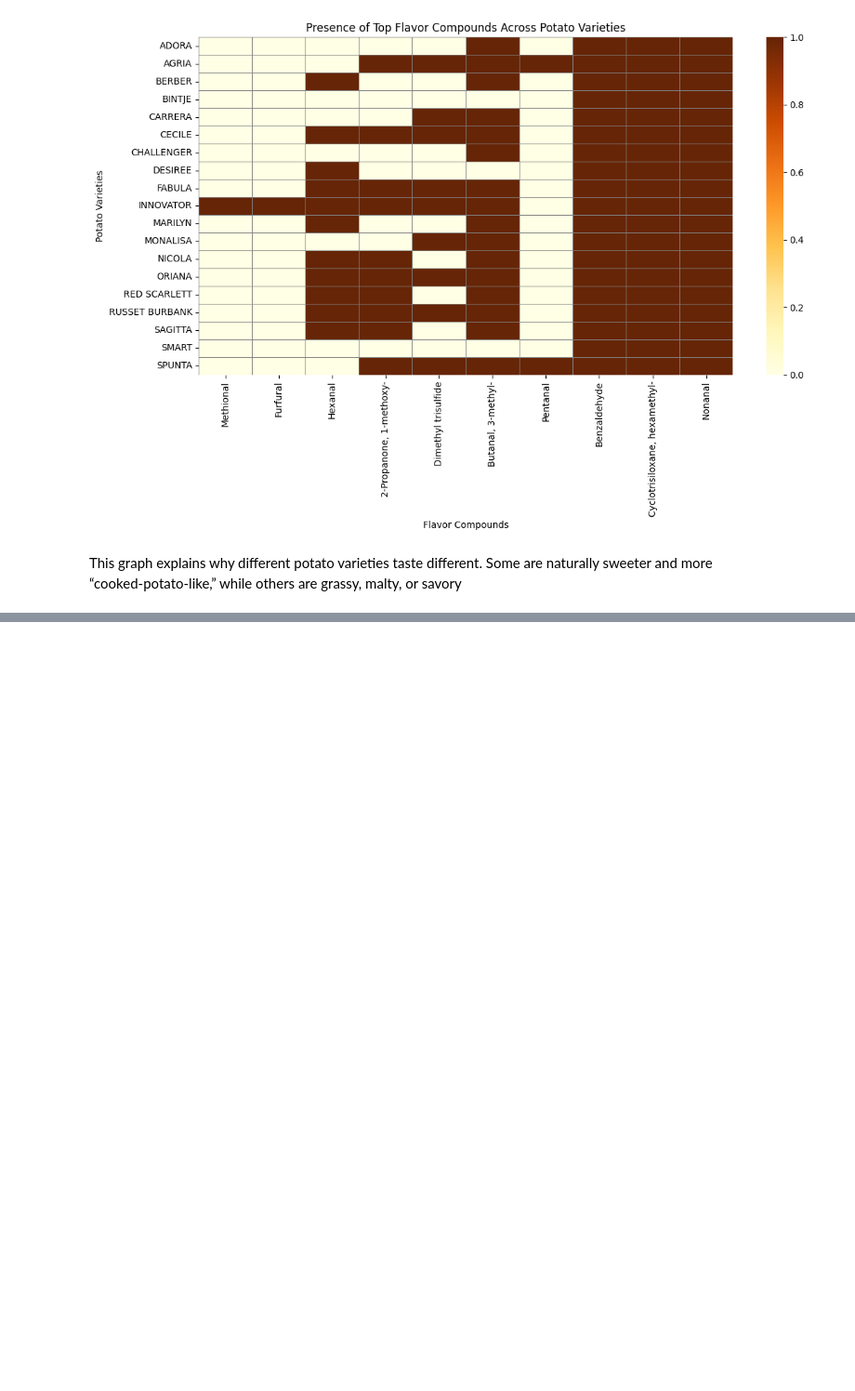
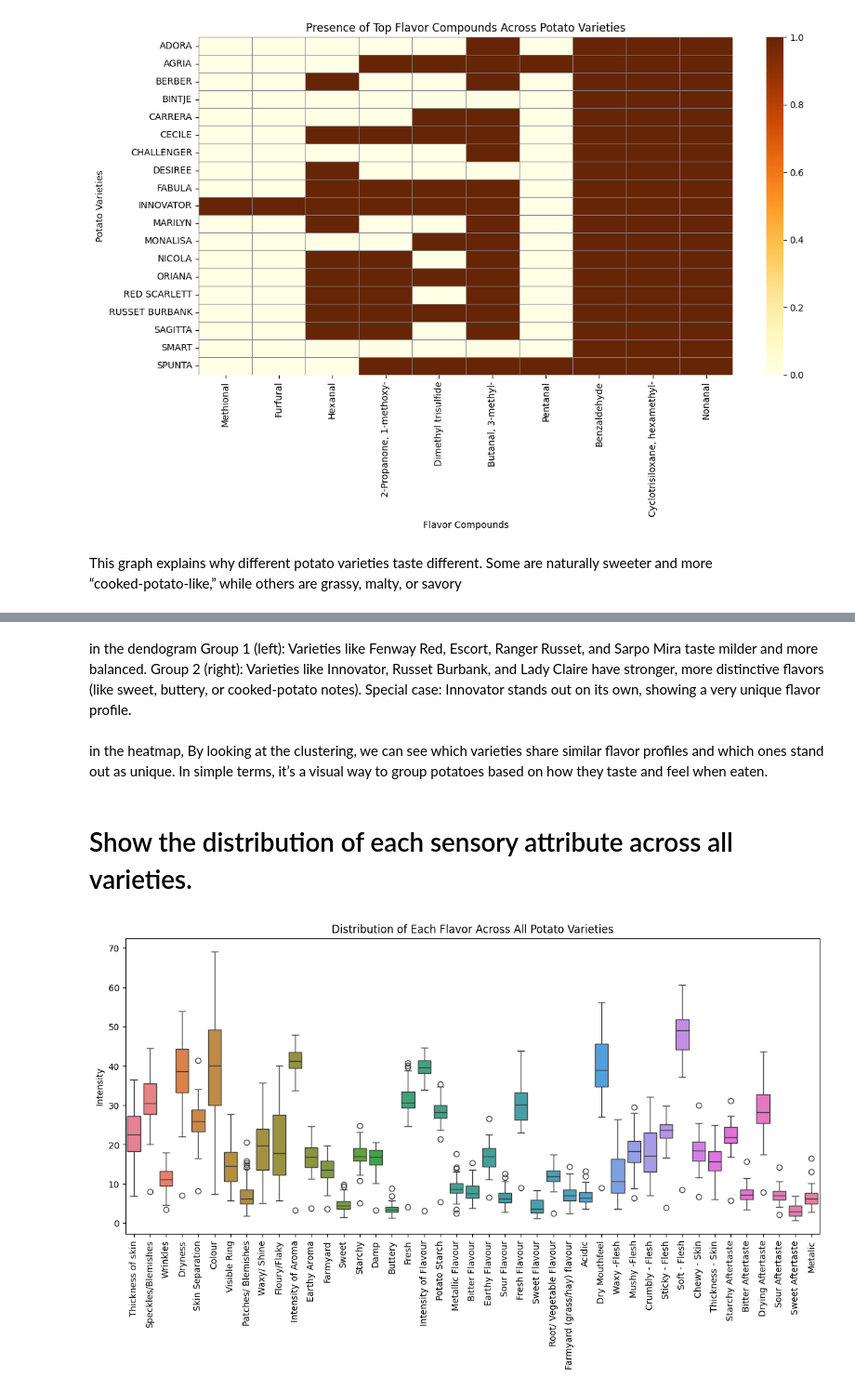
Before and after one commit to Fatemeh1362/internship, a Jupyter notebook: compound_analysis.ipynb, the cells around one changed output, grey strips where cells are left out. Shown at 93% size. Cells and saved outputs as stored; diff of their text form; code cells hidden in the pictures; blank space fills up the shorter version.

```diff
--- a/compound_analysis.ipynb
+++ b/compound_analysis.ipynb
@@ -702,0 +846,18 @@ This graph explains why different potato varieties taste different. Some are nat
+# %% [markdown]
+in the dendogram
+Group 1 (left): Varieties like Fenway Red, Escort, Ranger Russet, and Sarpo Mira taste milder and more balanced.
+Group 2 (right): Varieties like Innovator, Russet Burbank, and Lady Claire have stronger, more distinctive flavors (like sweet, buttery, or cooked-potato notes).
+Special case: Innovator stands out on its own, showing a very unique flavor profile.
+# %% [markdown]
+in the heatmap, By looking at the clustering, we can see which varieties share similar flavor profiles and which ones stand out as unique. In simple terms, it’s a visual way to group potatoes based on how they taste and feel when eaten.
+# %% [markdown]
+# Show the distribution of each sensory attribute across all varieties.
+# %%
+plt.figure(figsize=(14, 6))
+sns.boxplot(data=sensory_traits)
+plt.xticks(rotation=90)
+plt.title("Distribution of Each Flavor Across All Potato Varieties")
+plt.ylabel("Intensity")
+plt.show()
+# %% [output]
+[figure, added]
```
Also changed, not shown: parts of 10 cells of this notebook.
